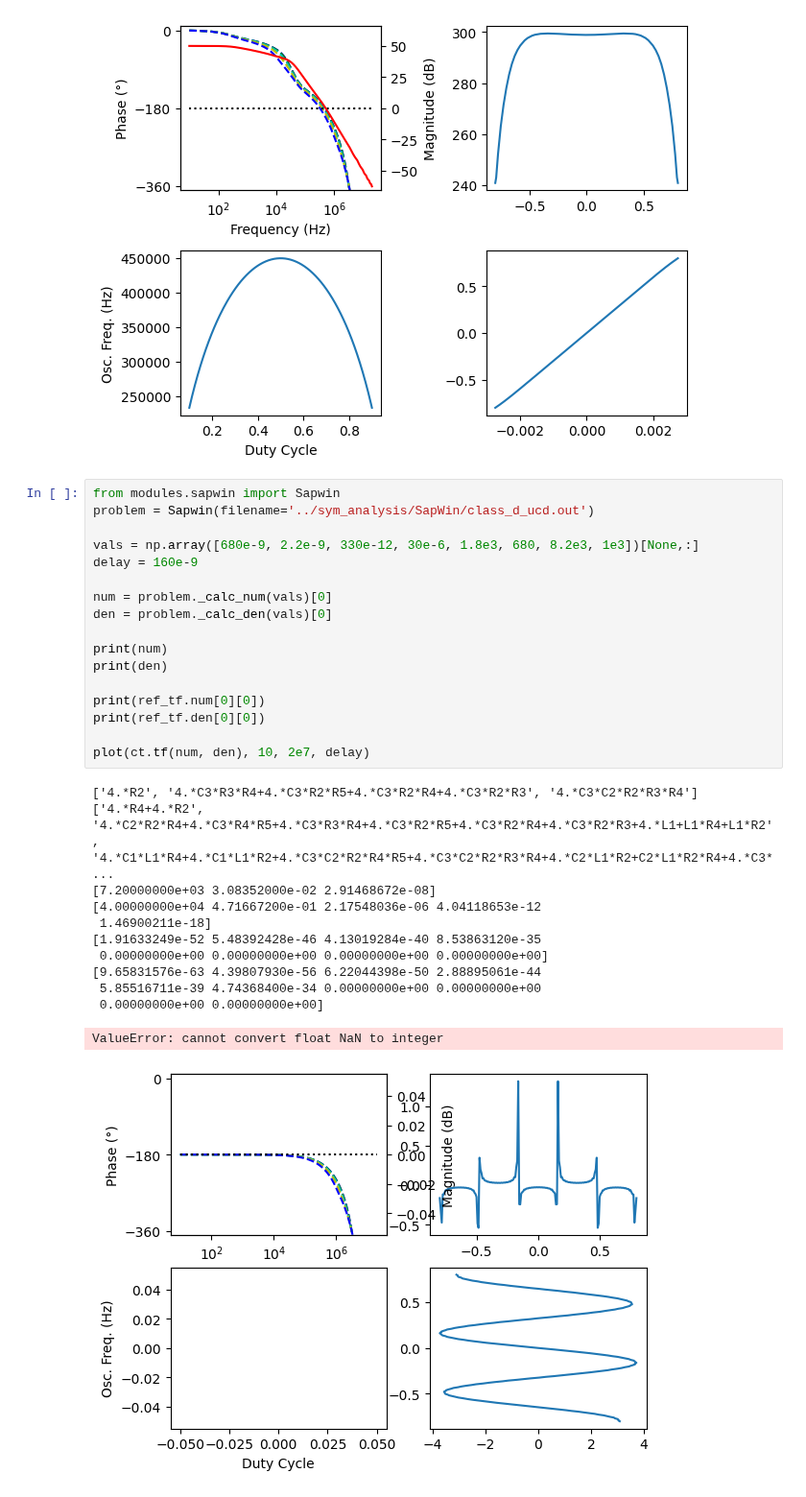
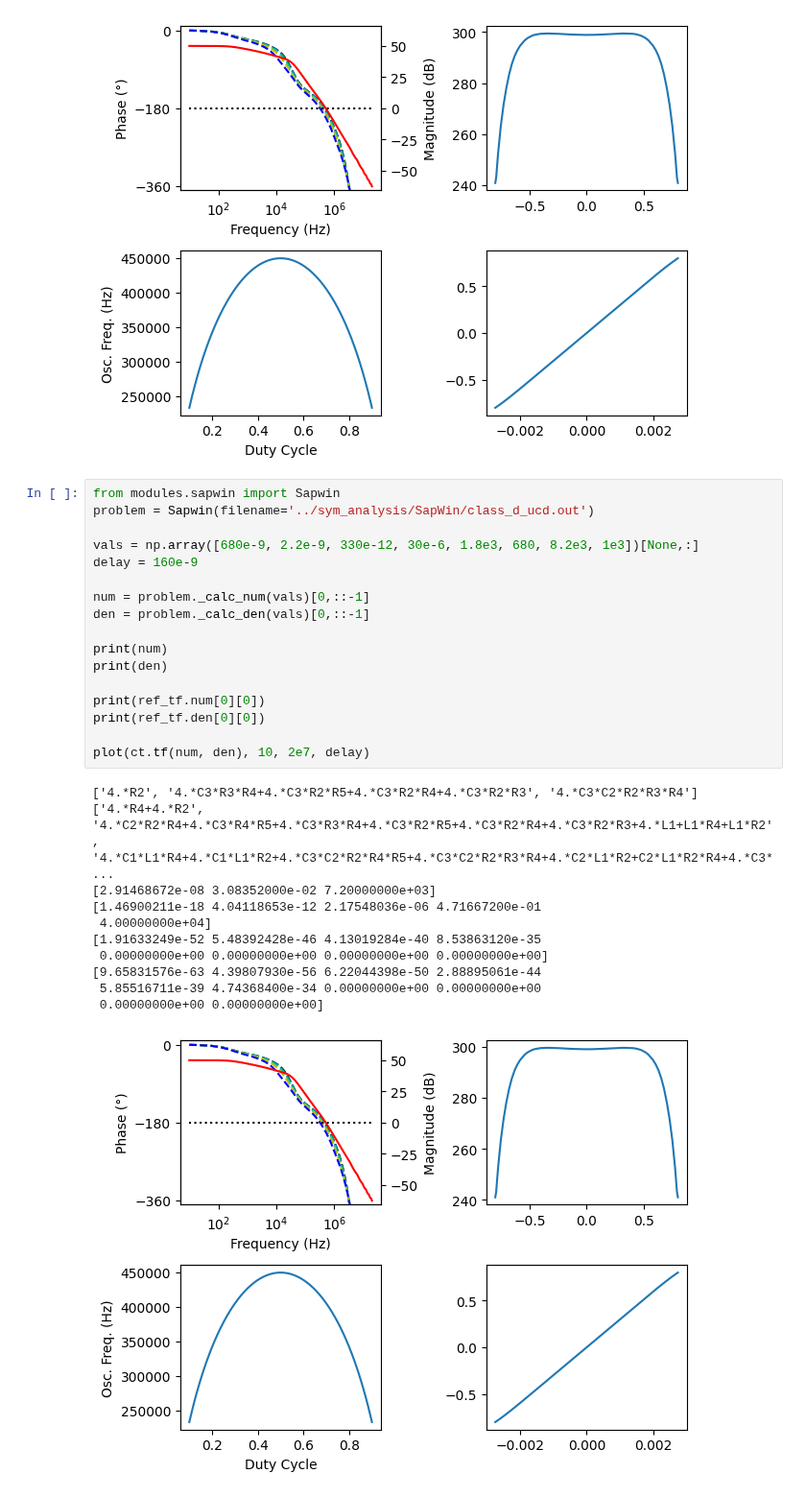
Before and after one commit to aaronlockhartdev/class-d-amp, a Jupyter notebook: loop_analysis/python/main.ipynb, the cells around one changed output. Shown at 96% size. Saved outputs shown, nothing was run; the diff lists cells and outputs as text.

```diff
--- a/loop_analysis/python/main.ipynb
+++ b/loop_analysis/python/main.ipynb
@@ -337,30 +392,29 @@ plot(ref_tf, 10, 2e7, 160e-9)
 # %%
 from modules.sapwin import Sapwin
 problem = Sapwin(filename='../sym_analysis/SapWin/class_d_ucd.out')
 
 vals = np.array([680e-9, 2.2e-9, 330e-12, 30e-6, 1.8e3, 680, 8.2e3, 1e3])[None,:]
 delay = 160e-9
 
-num = problem._calc_num(vals)[0]
-den = problem._calc_den(vals)[0]
+num = problem._calc_num(vals)[0,::-1]
+den = problem._calc_den(vals)[0,::-1]
 
 print(num)
 print(den)
 
 print(ref_tf.num[0][0])
 print(ref_tf.den[0][0])
 
 plot(ct.tf(num, den), 10, 2e7, delay)
 # %% [output]
 ['4.*R2', '4.*C3*R3*R4+4.*C3*R2*R5+4.*C3*R2*R4+4.*C3*R2*R3', '4.*C3*C2*R2*R3*R4']
 ['4.*R4+4.*R2', '4.*C2*R2*R4+4.*C3*R4*R5+4.*C3*R3*R4+4.*C3*R2*R5+4.*C3*R2*R4+4.*C3*R2*R3+4.*L1+L1*R4+L1*R2', '4.*C1*L1*R4+4.*C1*L1*R2+4.*C3*C2*R2*R4*R5+4.*C3*C2*R2*R3*R4+4.*C2*L1*R2+C2*L1*R2*R4+4.*C3* ...
-[7.20000000e+03 3.08352000e-02 2.91468672e-08]
-[4.00000000e+04 4.71667200e-01 2.17548036e-06 4.04118653e-12
- 1.46900211e-18]
+[2.91468672e-08 3.08352000e-02 7.20000000e+03]
+[1.46900211e-18 4.04118653e-12 2.17548036e-06 4.71667200e-01
+ 4.00000000e+04]
 [1.91633249e-52 5.48392428e-46 4.13019284e-40 8.53863120e-35
  0.00000000e+00 0.00000000e+00 0.00000000e+00 0.00000000e+00]
 [9.65831576e-63 4.39807930e-56 6.22044398e-50 2.88895061e-44
  5.85516711e-39 4.74368400e-34 0.00000000e+00 0.00000000e+00
  0.00000000e+00 0.00000000e+00]
-ValueError: cannot convert float NaN to integer
-[figure, old version]
+[figure, new version]
```
Also changed, not shown: parts of 7 cells of this notebook, 3 other files.
